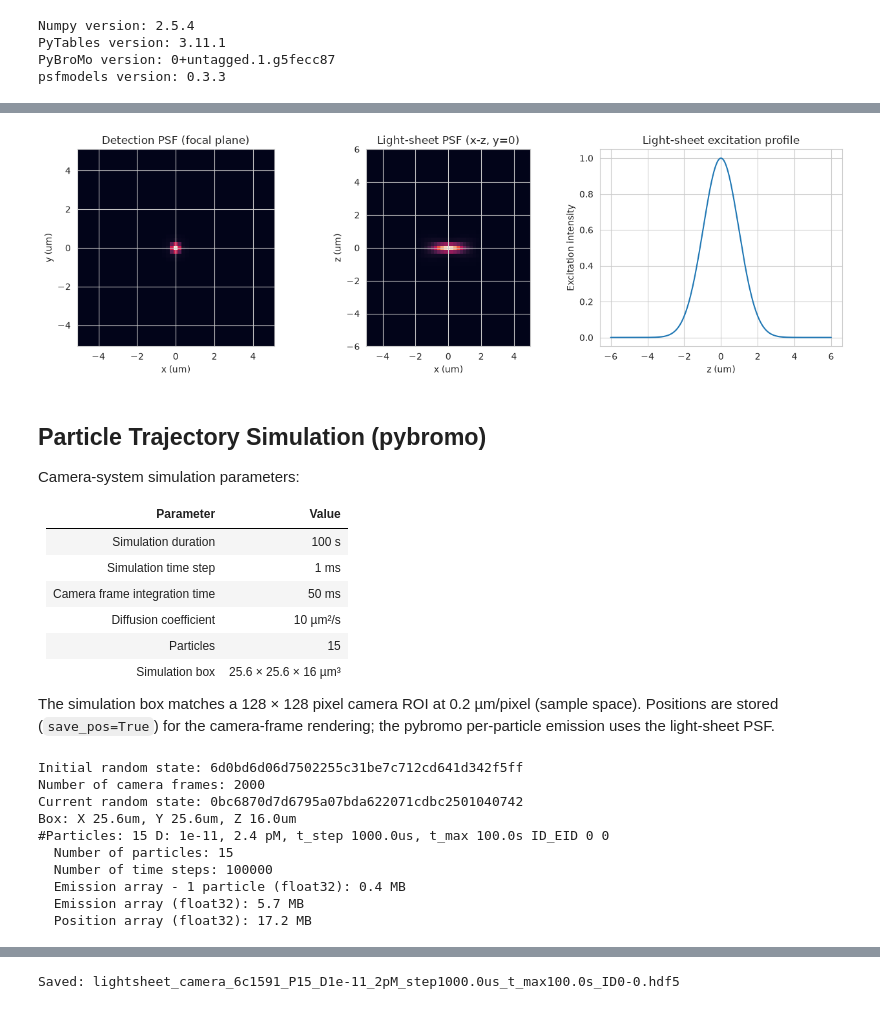
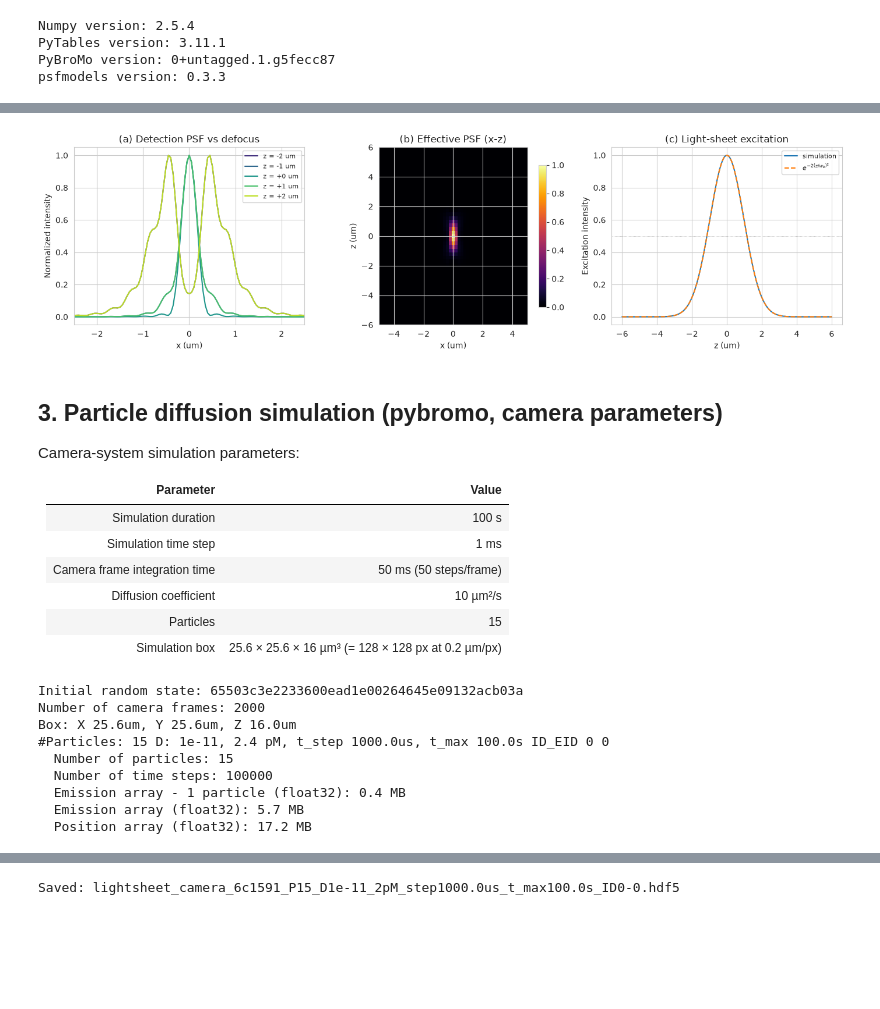
Before and after one commit to Tomkaehst/H2MM-FRET-Blinking, a Jupyter notebook: 5_LightSheet_Camera_Simulation.ipynb, the cells around one changed output, grey strips where cells are left out. Cells and saved outputs as stored; diff of their text form; code cells hidden in the pictures; blank space fills up the shorter version.

```diff
--- a/5_LightSheet_Camera_Simulation.ipynb
+++ b/5_LightSheet_Camera_Simulation.ipynb
@@ -60,28 +129,43 @@ PSF hash: 2e7ea8185848
 # %%
-fig, axes = plt.subplots(1, 3, figsize=(13, 4))
+import os
+os.makedirs('lightsheet_sim_plots', exist_ok=True)
+fig, axes = plt.subplots(1, 3, figsize=(14, 4))
 
-# Focal-plane (detection) PSF
-axes[0].imshow(ls_psf.focal_plane_psf, extent=[-5.1, 5.1, -5.1, 5.1])
-axes[0].set_title('Detection PSF (focal plane)')
-axes[0].set_xlabel('x (um)'); axes[0].set_ylabel('y (um)')
+# (a) Detection PSF at several defocus planes (fine grid)
+z_show = [-2, -1, 0, 1, 2]
+colors = plt.cm.viridis(np.linspace(0.15, 0.9, len(z_show)))
+c = ls_fine.nx // 2
+r_um = (np.arange(ls_fine.nx) - c) * ls_fine.dxy
+for z_um, col in zip(z_show, colors):
+    k = ls_fine.detection_kernel(z_um * 1e-6)
+    axes[0].plot(r_um, k[c] / k[c].max(), color=col, label=f"z = {z_um:+d} um")
+axes[0].set_xlim(-2.5, 2.5)
+axes[0].set_xlabel("x (um)"); axes[0].set_ylabel("Normalized intensity")
+axes[0].set_title("(a) Detection PSF vs defocus"); axes[0].legend(fontsize=8)
 
-# X-Z slice of the effective light-sheet PSF (y = 0)
-xz = ls_psf.eval_xz(*np.meshgrid(np.linspace(-5e-6, 5e-6, 51),
-                                 np.linspace(-6e-6, 6e-6, 49))[::-1])
-im = axes[1].imshow(xz, extent=[-5, 5, -6, 6], origin='lower')
-axes[1].set_title('Light-sheet PSF (x-z, y=0)')
-axes[1].set_xlabel('x (um)'); axes[1].set_ylabel('z (um)')
+# (b) Effective light-sheet PSF, x-z slice
+xz = ls_psf.eval_xz(np.meshgrid(np.linspace(-5e-6, 5e-6, 51),
+                                np.linspace(-6e-6, 6e-6, 49))[0],
+                    np.meshgrid(np.linspace(-5e-6, 5e-6, 51),
+                                np.linspace(-6e-6, 6e-6, 49))[1])
+im = axes[1].imshow(xz, extent=[-5, 5, -6, 6], origin='lower', cmap='inferno')
+axes[1].set_title("(b) Effective PSF (x-z)")
+axes[1].set_xlabel("x (um)"); axes[1].set_ylabel("z (um)")
+plt.colorbar(im, ax=axes[1], shrink=0.8)
 
-# Light-sheet excitation profile
+# (c) Light-sheet excitation profile vs Gaussian theory
 z_um = np.linspace(-6, 6, 200)
-axes[2].plot(z_um, ls_psf.excitation_weights(z_um * 1e-6))
-axes[2].set_title('Light-sheet excitation profile')
-axes[2].set_xlabel('z (um)'); axes[2].set_ylabel('Excitation intensity')
-plt.tight_layout();
+axes[2].plot(z_um, ls_psf.excitation_weights(z_um * 1e-6), label="simulation")
+axes[2].plot(z_um, np.exp(-2*(z_um/ls_psf.sheet_waist)**2), '--', label=r"$e^{-2(z/w_0)^2}$")
+axes[2].axhline(0.5, color='gray', lw=0.5, ls=':')
+axes[2].set_xlabel("z (um)"); axes[2].set_ylabel("Excitation intensity")
+axes[2].set_title("(c) Light-sheet excitation"); axes[2].legend(fontsize=8)
+plt.tight_layout()
+plt.savefig('lightsheet_sim_plots/fig1_psf_validation.png', dpi=150, bbox_inches='tight');
 # %% [output]
-[figure, old version]
+[figure, new version]
 # %% [markdown]
-## Particle Trajectory Simulation (pybromo)
+## 3. Particle diffusion simulation (pybromo, camera parameters)
 
 Camera-system simulation parameters:
 
@@ -89,12 +173,10 @@ Camera-system simulation parameters:
 |---|---|
 | Simulation duration | 100 s |
 | Simulation time step | 1 ms |
-| Camera frame integration time | 50 ms |
+| Camera frame integration time | 50 ms (50 steps/frame) |
 | Diffusion coefficient | 10 µm²/s |
 | Particles | 15 |
-| Simulation box | 25.6 × 25.6 × 16 µm³ |
-
-The simulation box matches a 128 × 128 pixel camera ROI at 0.2 µm/pixel (sample space). Positions are stored (`save_pos=True`) for the camera-frame rendering; the pybromo per-particle emission uses the light-sheet PSF.
+| Simulation box | 25.6 × 25.6 × 16 µm³ (= 128 × 128 px at 0.2 µm/px) |
 # %%
 rs = np.random.RandomState()
 print('Initial random state:', pbm.hashfunc(rs.get_state()))
@@ -110,30 +192,21 @@ roi = 128            # camera ROI in pixels
 n_frames = int(t_max / frame_time)
 print(f'Number of camera frames: {n_frames}')
 
-# Simulation box: matched to the camera ROI
 box = pbm.Box(x1=-roi/2*pixel_size, x2=roi/2*pixel_size,
               y1=-roi/2*pixel_size, y2=roi/2*pixel_size,
               z1=-8e-6, z2=8e-6)
 
-# Particles definition
 Du = 10.0            # um^2 / s
 D1 = Du*(1e-6)**2    # m^2 / s
 n_particles = 15
-P = pbm.Particles.from_specs(
-    num_particles=(n_particles,),
-    D=(D1,),
-    box=box, rs=rs)
+P = pbm.Particles.from_specs(num_particles=(n_particles,), D=(D1,), box=box, rs=rs)
 
-# PSF: the light-sheet PSF (pybromo-compatible)
-S = pbm.ParticlesSimulation(t_step=t_step, t_max=t_max,
-                            particles=P, box=box, psf=ls_psf)
-print('Current random state:', pbm.hashfunc(rs.get_state()))
+S = pbm.ParticlesSimulation(t_step=t_step, t_max=t_max, particles=P, box=box, psf=ls_psf)
 print(S)
 S.print_sizes()
 # %% [output]
-Initial random state: 6d0bd6d06d7502255c31be7c712cd641d342f5ff
+Initial random state: 65503c3e2233600ead1e00264645e09132acb03a
 Number of camera frames: 2000
-Current random state: 0bc6870d7d6795a07bda622071cdbc2501040742
 Box: X 25.6um, Y 25.6um, Z 16.0um
 #Particles: 15 D: 1e-11, 2.4 pM, t_step 1000.0us, t_max 100.0s ID_EID 0 0
   Number of particles: 15
```
Also changed, not shown: parts of 14 cells of this notebook, 5 other files.
